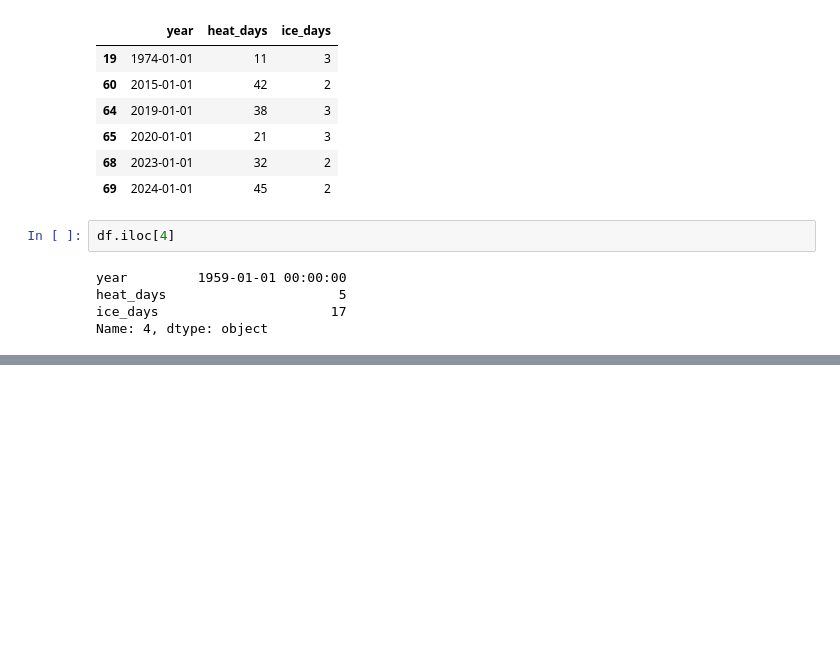
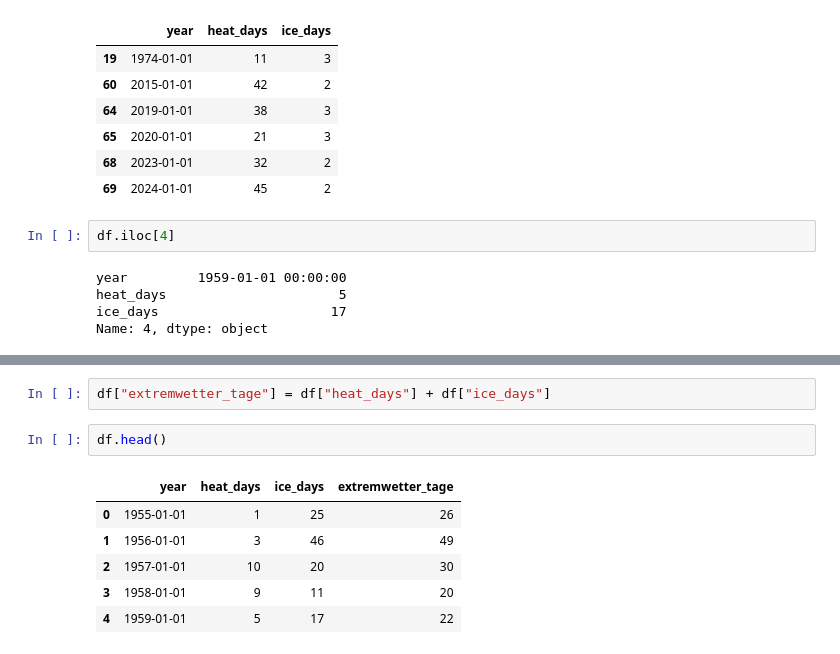
Before and after one commit to elifuregato/datascience-ue-elias-furegato, a Jupyter notebook: notebooks/01_data_with_pandas.ipynb, the cells around one changed output, grey strips where cells are left out. Cells and saved outputs as stored; diff of their text form; blank space fills up the shorter version.

```diff
--- a/notebooks/01_data_with_pandas.ipynb
+++ b/notebooks/01_data_with_pandas.ipynb
@@ -143,0 +154,11 @@ Name: 4, dtype: object
+# %%
+df["extremwetter_tage"] = df["heat_days"] + df["ice_days"]
+# %%
+df.head()
+# %% [output]
+|  | year | heat_days | ice_days | extremwetter_tage |
+| 0 | 1955-01-01 | 1 | 25 | 26 |
+| 1 | 1956-01-01 | 3 | 46 | 49 |
+| 2 | 1957-01-01 | 10 | 20 | 30 |
+| 3 | 1958-01-01 | 9 | 11 | 20 |
+| 4 | 1959-01-01 | 5 | 17 | 22 |
```
Also changed, not shown: parts of 6 cells of this notebook.
